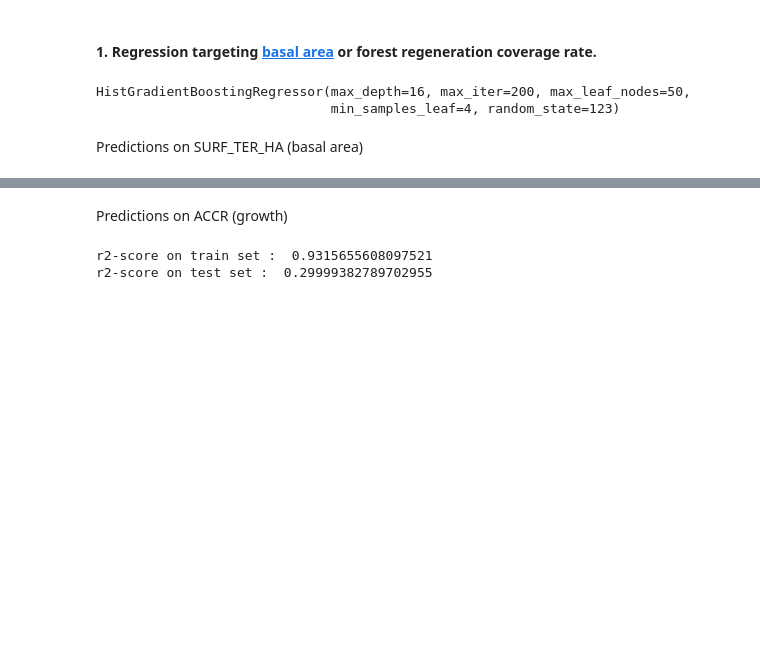
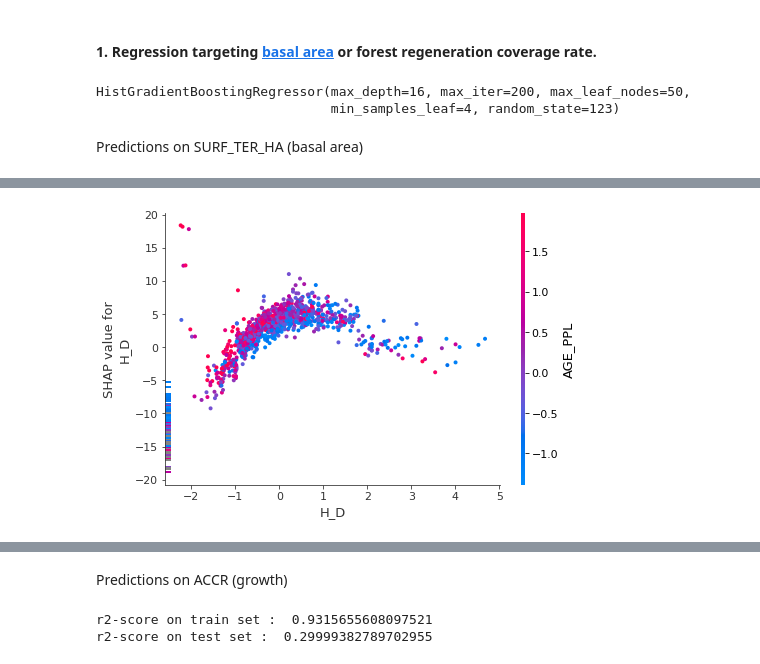
Before and after one commit to Ukratic/Protection-Forests, a Jupyter notebook: modeling.ipynb, the cells around one changed output, grey strips where cells are left out. Saved outputs shown, nothing was run; the diff lists cells and outputs as text; code cells hidden in the pictures; blank space fills up the shorter version.

```diff
--- a/modeling.ipynb
+++ b/modeling.ipynb
@@ -82,0 +111,5 @@ r2-score on test set :  0.47013498416860455
+# %%
+shap_values = explainer.shap_values(X_test)
+shap.dependence_plot("H_D", shap_values, X_test,interaction_index="AGE_PPL",feature_names=col_names)
+# %% [output]
+[figure, added]
```
Also changed, not shown: parts of 18 cells of this notebook.
